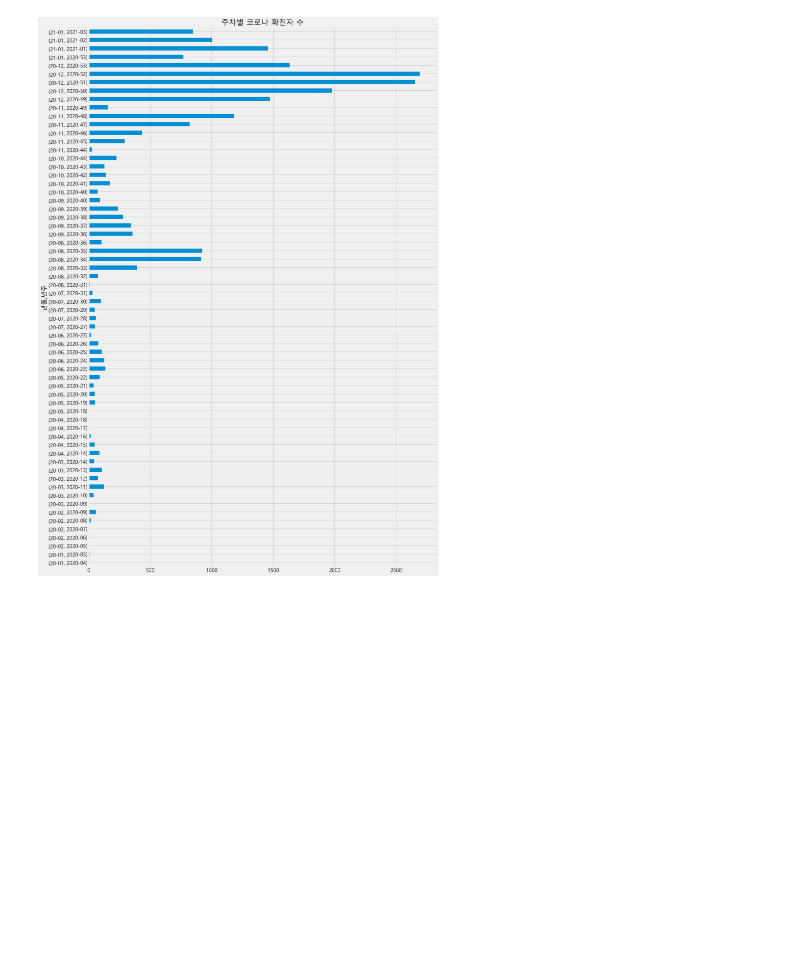
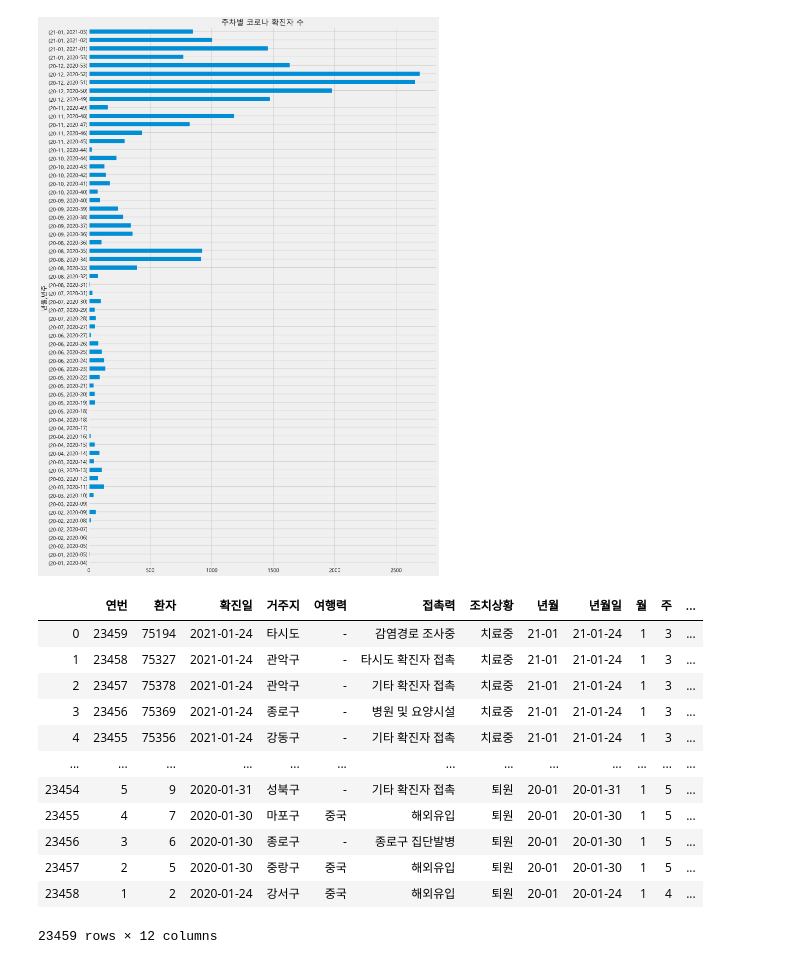
Before and after one commit to jeonprize/covid19_seoul, a Jupyter notebook: analysis (1).ipynb, the cells around one changed output. Drawn from its saved outputs; the diff is of its cells as text; code cells hidden in the pictures; blank space fills up the shorter version.

```diff
--- a/analysis(1).ipynb
+++ b/analysis (1).ipynb
@@ -123,3 +139,19 @@ Name: 연번, Length: 64, dtype: int64
 week_count_g = week_count.plot.barh(figsize=(15,25),rot=1,title="주차별 코로나 확진자 수")
 # %% [output]
 [figure]
+# %%
+df
+# %% [output]
+|  | 연번 | 환자 | 확진일 | 거주지 | 여행력 | 접촉력 | 조치상황 | 년월 | 년월일 | 월 | 주 | ... |
+| 0 | 23459 | 75194 | 2021-01-24 | 타시도 | - | 감염경로 조사중 | 치료중 | 21-01 | 21-01-24 | 1 | 3 | ... |
+| 1 | 23458 | 75327 | 2021-01-24 | 관악구 | - | 타시도 확진자 접촉 | 치료중 | 21-01 | 21-01-24 | 1 | 3 | ... |
+| 2 | 23457 | 75378 | 2021-01-24 | 관악구 | - | 기타 확진자 접촉 | 치료중 | 21-01 | 21-01-24 | 1 | 3 | ... |
+| 3 | 23456 | 75369 | 2021-01-24 | 종로구 | - | 병원 및 요양시설 | 치료중 | 21-01 | 21-01-24 | 1 | 3 | ... |
+| 4 | 23455 | 75356 | 2021-01-24 | 강동구 | - | 기타 확진자 접촉 | 치료중 | 21-01 | 21-01-24 | 1 | 3 | ... |
+| ... | ... | ... | ... | ... | ... | ... | ... | ... | ... | ... | ... | ... |
+| 23454 | 5 | 9 | 2020-01-31 | 성북구 | - | 기타 확진자 접촉 | 퇴원 | 20-01 | 20-01-31 | 1 | 5 | ... |
+| 23455 | 4 | 7 | 2020-01-30 | 마포구 | 중국 | 해외유입 | 퇴원 | 20-01 | 20-01-30 | 1 | 5 | ... |
+| 23456 | 3 | 6 | 2020-01-30 | 종로구 | - | 종로구 집단발병 | 퇴원 | 20-01 | 20-01-30 | 1 | 5 | ... |
+| 23457 | 2 | 5 | 2020-01-30 | 중랑구 | 중국 | 해외유입 | 퇴원 | 20-01 | 20-01-30 | 1 | 5 | ... |
+| 23458 | 1 | 2 | 2020-01-24 | 강서구 | 중국 | 해외유입 | 퇴원 | 20-01 | 20-01-24 | 1 | 4 | ... |
+23459 rows × 12 columns
```
Also changed, not shown: parts of 12 cells of this notebook, 1 other file.
